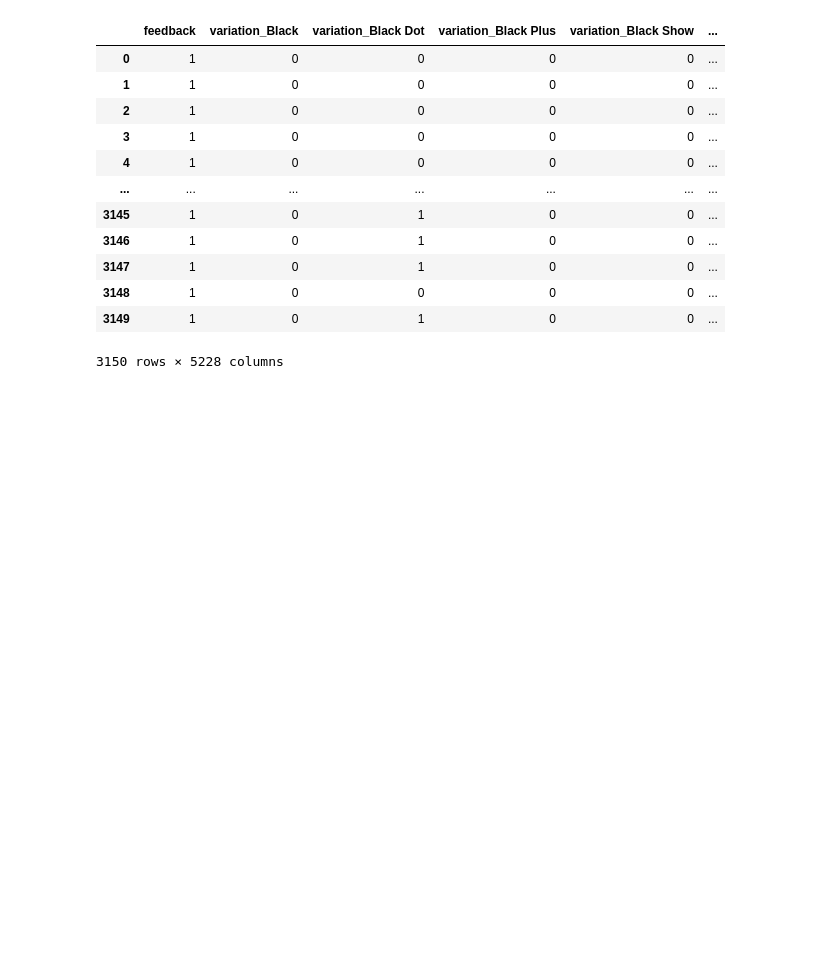
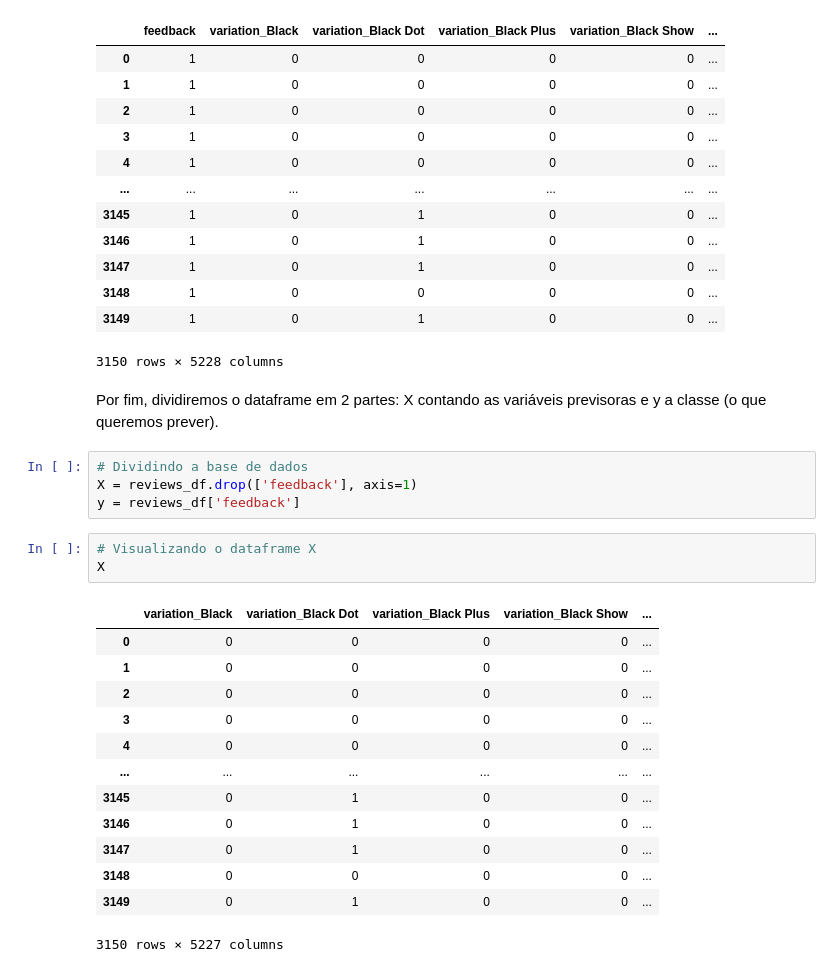
Before and after one commit to Mario-RJunior/relacoes-publicas-clientes-NLP, a Jupyter notebook: relacoes_publicas_NLP.ipynb, the cells around one changed output. Cells and saved outputs as stored; diff of their text form; blank space fills up the shorter version.

Commit message:
Dividindo dataframe em X e y

```diff
--- a/relacoes_publicas_NLP.ipynb
+++ b/relacoes_publicas_NLP.ipynb
@@ -622,3 +622,26 @@ reviews_df
 | 3148 | 1 | 0 | 0 | 0 | 0 | ... |
 | 3149 | 1 | 0 | 1 | 0 | 0 | ... |
 3150 rows × 5228 columns
+# %% [markdown]
+Por fim, dividiremos o dataframe em 2 partes: X contando as variáveis previsoras e y a classe (o que queremos prever).
+# %%
+# Dividindo a base de dados
+X = reviews_df.drop(['feedback'], axis=1)
+y = reviews_df['feedback']
+# %%
+# Visualizando o dataframe X
+X
+# %% [output]
+|  | variation_Black | variation_Black Dot | variation_Black Plus | variation_Black Show | ... |
+| 0 | 0 | 0 | 0 | 0 | ... |
+| 1 | 0 | 0 | 0 | 0 | ... |
+| 2 | 0 | 0 | 0 | 0 | ... |
+| 3 | 0 | 0 | 0 | 0 | ... |
+| 4 | 0 | 0 | 0 | 0 | ... |
+| ... | ... | ... | ... | ... | ... |
+| 3145 | 0 | 1 | 0 | 0 | ... |
+| 3146 | 0 | 1 | 0 | 0 | ... |
+| 3147 | 0 | 1 | 0 | 0 | ... |
+| 3148 | 0 | 0 | 0 | 0 | ... |
+| 3149 | 0 | 1 | 0 | 0 | ... |
+3150 rows × 5227 columns
```
Also changed, not shown: parts of 1 cell of this notebook.
